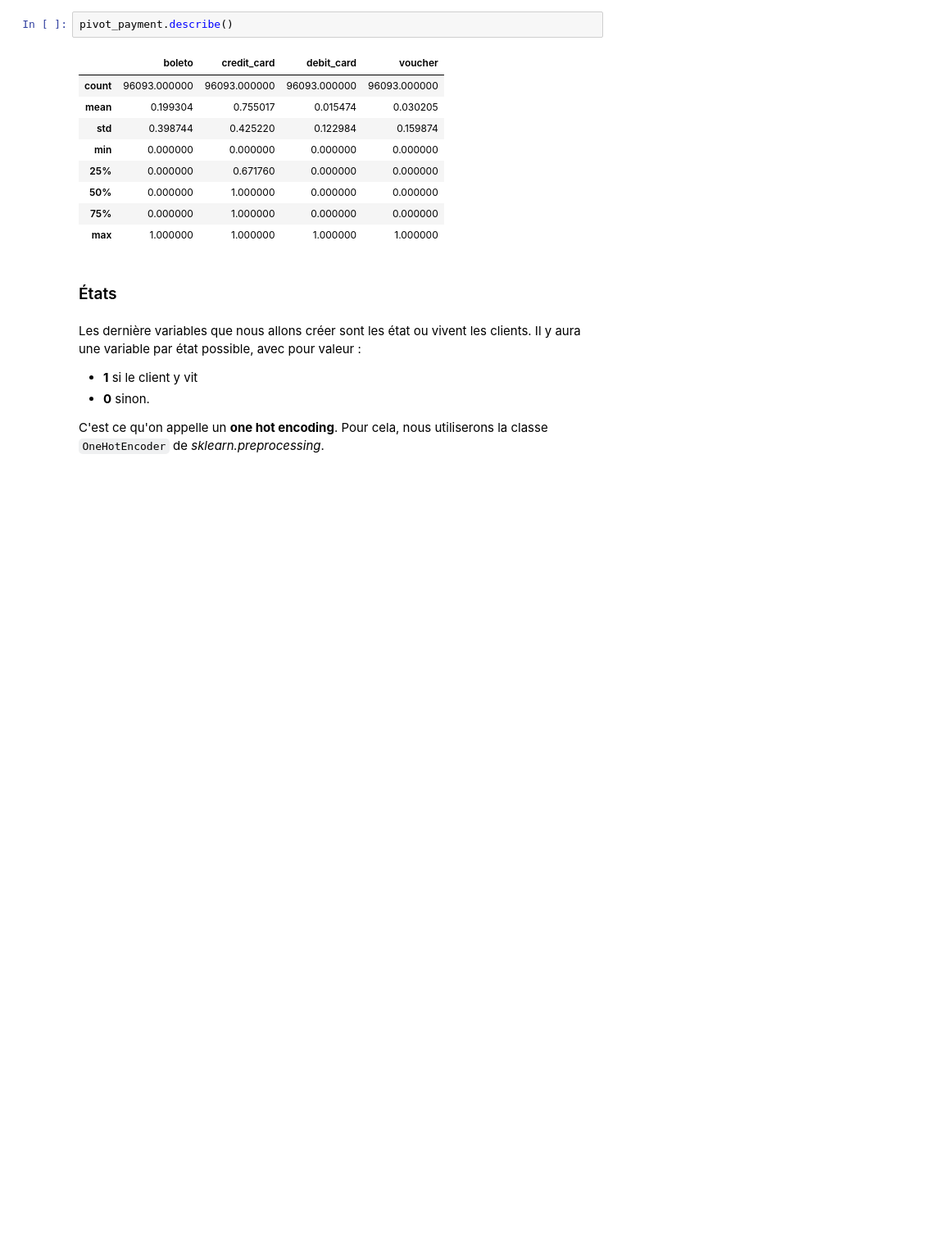
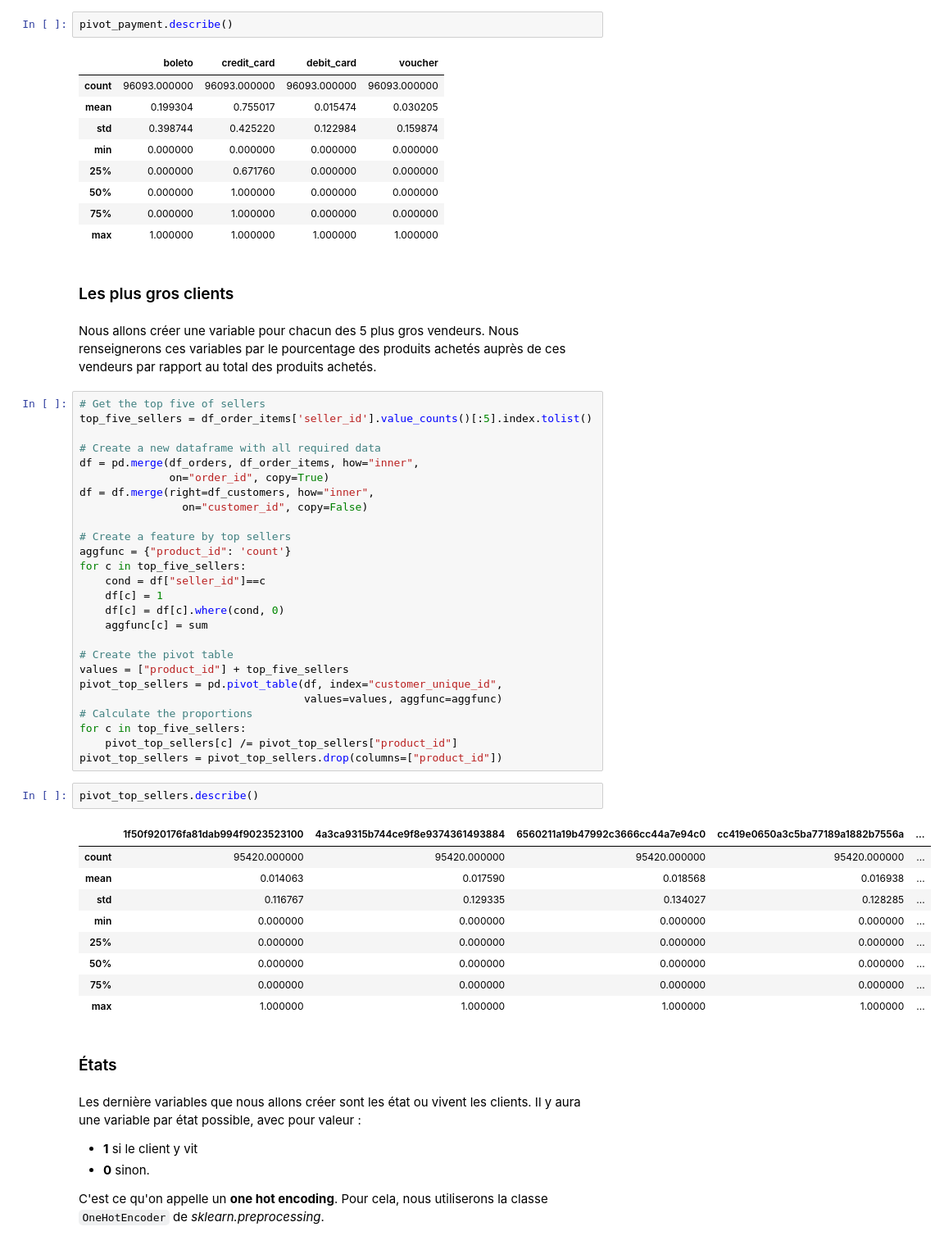
Before and after one commit to Pierre-Eloi/OC_DS_Project5, a Jupyter notebook: Project5_Data_Wrangling.ipynb, the cells around one changed output. Shown at 82% size. Cells and saved outputs as stored; diff of their text form; blank space fills up the shorter version.

Commit message:
A feature for each of the top five of sellers has been created.

```diff
--- a/Project5_Data_Wrangling.ipynb
+++ b/Project5_Data_Wrangling.ipynb
@@ -413,6 +413,48 @@ pivot_payment.describe()
 | 50% | 0.000000 | 1.000000 | 0.000000 | 0.000000 |
 | 75% | 0.000000 | 1.000000 | 0.000000 | 0.000000 |
 | max | 1.000000 | 1.000000 | 1.000000 | 1.000000 |
+# %% [markdown]
+### Les plus gros clients
+# %% [markdown]
+Nous allons créer une variable pour chacun des 5 plus gros vendeurs. Nous renseignerons ces variables par le pourcentage des produits achetés auprès de ces vendeurs par rapport au total des produits achetés.
+# %%
+# Get the top five of sellers
+top_five_sellers = df_order_items['seller_id'].value_counts()[:5].index.tolist()
+
+# Create a new dataframe with all required data
+df = pd.merge(df_orders, df_order_items, how="inner",
+              on="order_id", copy=True)
+df = df.merge(right=df_customers, how="inner",
+                on="customer_id", copy=False)
+
+# Create a feature by top sellers
+aggfunc = {"product_id": 'count'}
+for c in top_five_sellers:
+    cond = df["seller_id"]==c
+    df[c] = 1
+    df[c] = df[c].where(cond, 0)
+    aggfunc[c] = sum
+
+# Create the pivot table
+values = ["product_id"] + top_five_sellers
+pivot_top_sellers = pd.pivot_table(df, index="customer_unique_id",
+                                   values=values, aggfunc=aggfunc)
+# Calculate the proportions
+for c in top_five_sellers:
+    pivot_top_sellers[c] /= pivot_top_sellers["product_id"]
+pivot_top_sellers = pivot_top_sellers.drop(columns=["product_id"])
+# %%
+pivot_top_sellers.describe()
+# %% [output]
+|  | 1f50f920176fa81dab994f9023523100 | 4a3ca9315b744ce9f8e9374361493884 | 6560211a19b47992c3666cc44a7e94c0 | cc419e0650a3c5ba77189a1882b7556a | ... |
+| count | 95420.000000 | 95420.000000 | 95420.000000 | 95420.000000 | ... |
+| mean | 0.014063 | 0.017590 | 0.018568 | 0.016938 | ... |
+| std | 0.116767 | 0.129335 | 0.134027 | 0.128285 | ... |
+| min | 0.000000 | 0.000000 | 0.000000 | 0.000000 | ... |
+| 25% | 0.000000 | 0.000000 | 0.000000 | 0.000000 | ... |
+| 50% | 0.000000 | 0.000000 | 0.000000 | 0.000000 | ... |
+| 75% | 0.000000 | 0.000000 | 0.000000 | 0.000000 | ... |
+| max | 1.000000 | 1.000000 | 1.000000 | 1.000000 | ... |
 # %% [markdown]
 ### États
 # %% [markdown]
```
Also changed, not shown: parts of 1 cell of this notebook.
